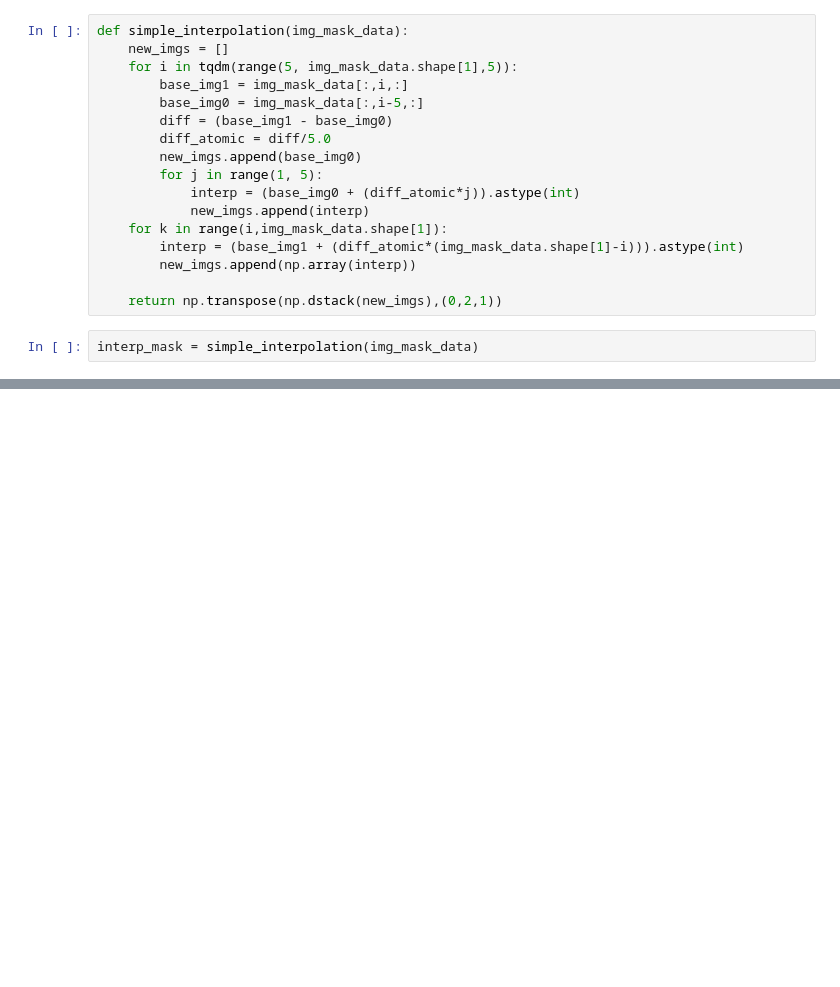
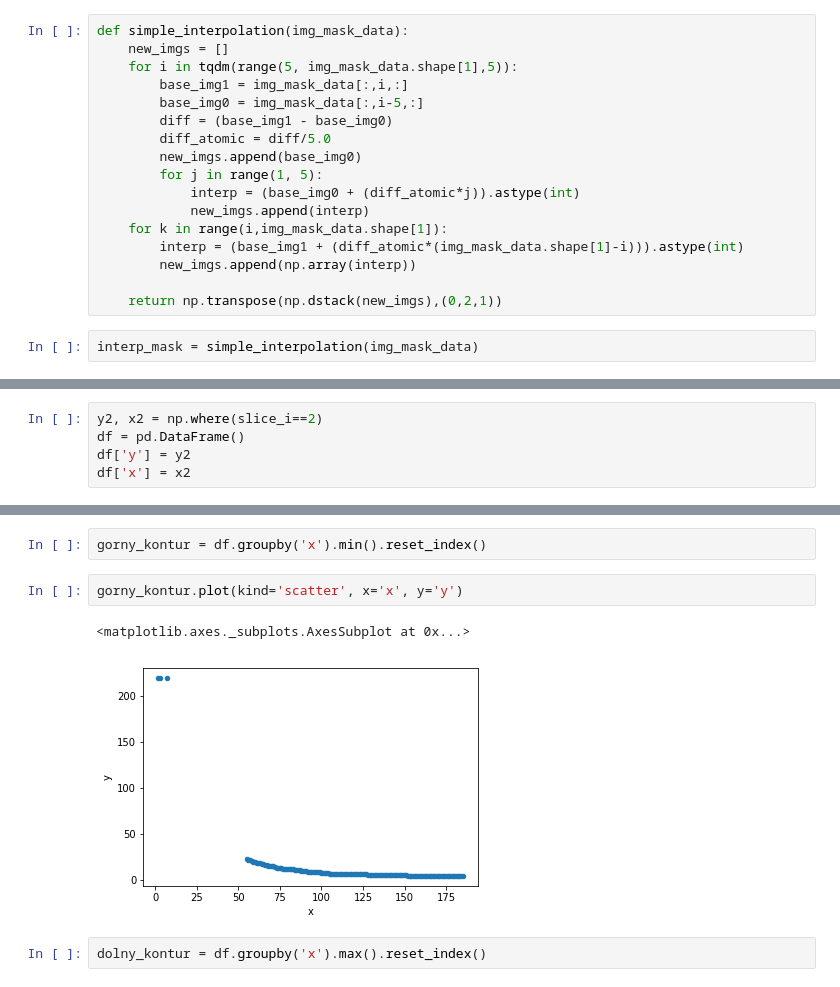
Before and after one commit to michalstepniewski/symmetry, a Jupyter notebook: Interpolation.ipynb, the cells around one changed output, grey strips where cells are left out. Drawn from its saved outputs; the diff is of its cells as text; blank space fills up the shorter version.

```diff
--- a/Interpolation.ipynb
+++ b/Interpolation.ipynb
@@ -95,0 +125,5 @@ interp_mask = simple_interpolation(img_mask_data)
+# %%
+y2, x2 = np.where(slice_i==2)
+df = pd.DataFrame()
+df['y'] = y2
+df['x'] = x2
@@ -95,0 +134,9 @@ interp_mask = simple_interpolation(img_mask_data)
+# %%
+gorny_kontur = df.groupby('x').min().reset_index()
+# %%
+gorny_kontur.plot(kind='scatter', x='x', y='y')
+# %% [output]
+<matplotlib.axes._subplots.AxesSubplot at 0x...>
+[figure, added]
+# %%
+dolny_kontur = df.groupby('x').max().reset_index()
```
Also changed, not shown: parts of 23 cells of this notebook.
